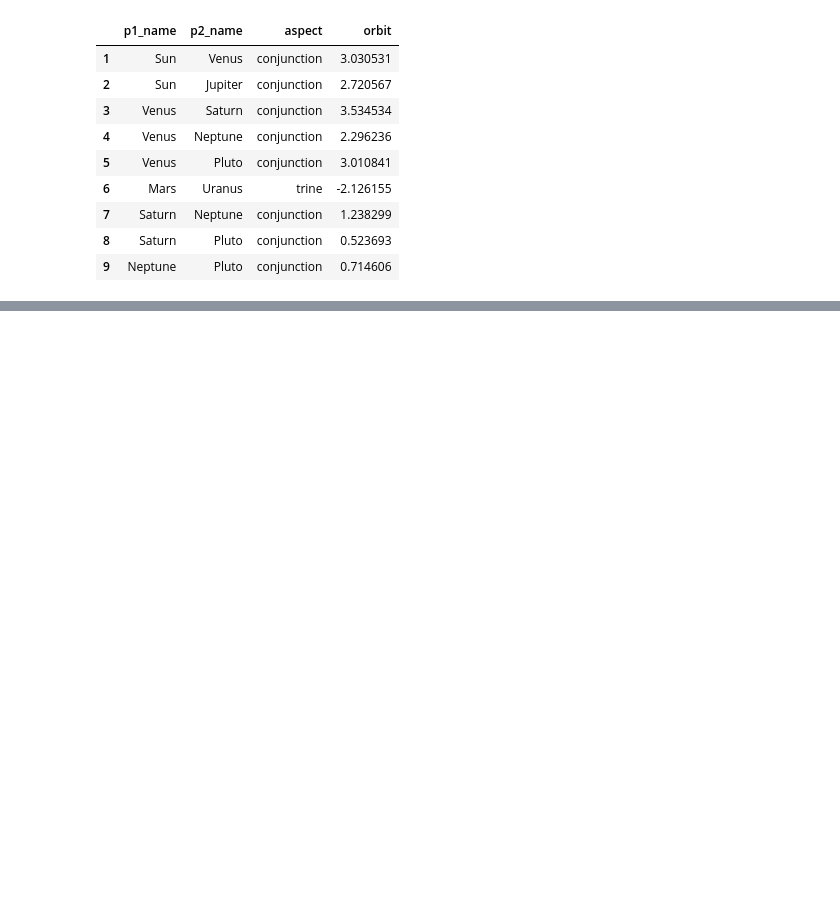
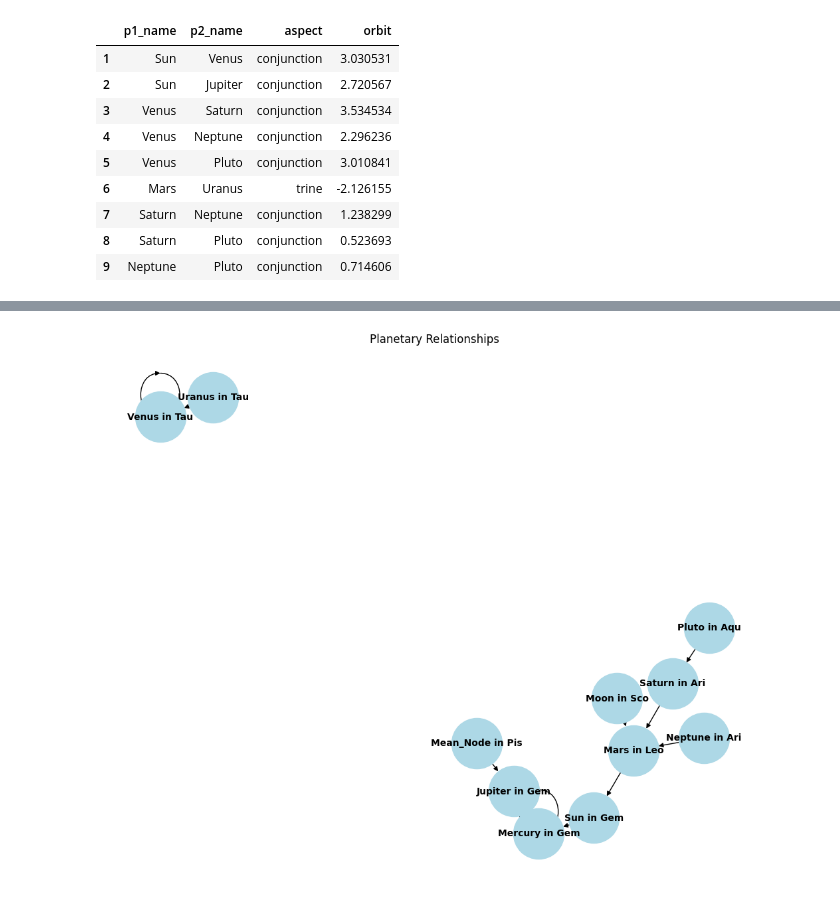
Before and after one commit to FunctionalPerformanceSystems/kerykeion, a Jupyter notebook: example_notebook.ipynb, the cells around one changed output, grey strips where cells are left out. Drawn from its saved outputs; the diff is of its cells as text; code cells hidden in the pictures; blank space fills up the shorter version.

```diff
--- a/example_notebook.ipynb
+++ b/example_notebook.ipynb
@@ -300,0 +363,38 @@ symbol_output(key_array)
+# %%
+import matplotlib.pyplot as plt
+import networkx as nx
+
+# Создаем граф
+G = nx.DiGraph()
+
+# Добавляем связи между планетами
+edges = [
+    ("Sun in Gem", "Mercury in Gem"),
+    ("Moon in Sco", "Mars in Leo"),
+    ("Mercury in Gem", "Mercury in Gem"),
+    ("Venus in Tau", "Venus in Tau"),
+    ("Mars in Leo", "Sun in Gem"),
+    ("Jupiter in Gem", "Mercury in Gem"),
+    ("Saturn in Ari", "Mars in Leo"),
+    ("Uranus in Tau", "Venus in Tau"),
+    ("Neptune in Ari", "Mars in Leo"),
+    ("Pluto in Aqu", "Saturn in Ari"),
+    ("Mean_Node in Pis", "Jupiter in Gem"),
+]
+
+# Добавляем ребра в граф
+G.add_edges_from(edges)
+
+# Настраиваем визуализацию
+plt.figure(figsize=(10, 8))
+pos = nx.spring_layout(G)  # Позиции узлов
+
+# Рисуем граф
+nx.draw(G, pos, with_labels=True, node_size=3000, node_color='lightblue', font_size=10, font_weight='bold', arrows=True)
+
+# Сохраняем граф в формате SVG
+plt.title("Planetary Relationships")
+plt.savefig("planetary_relationships.svg", format="svg")
+plt.show()
+# %% [output]
+[figure, added]
```
Also changed, not shown: parts of 13 cells of this notebook, 9 other files.
